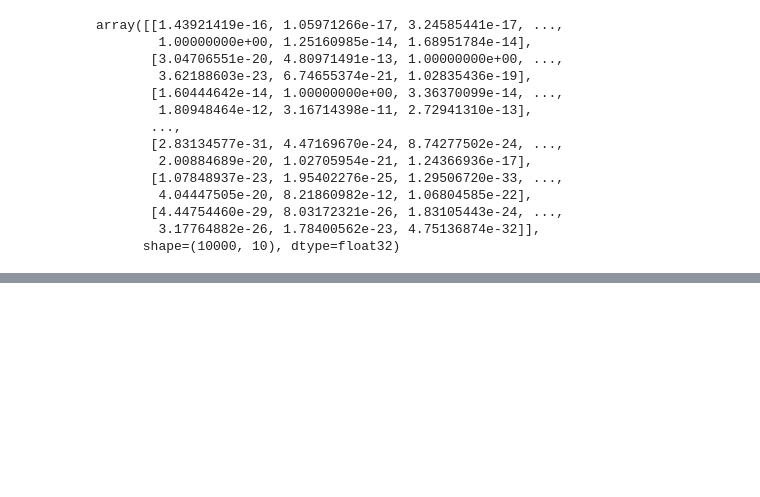
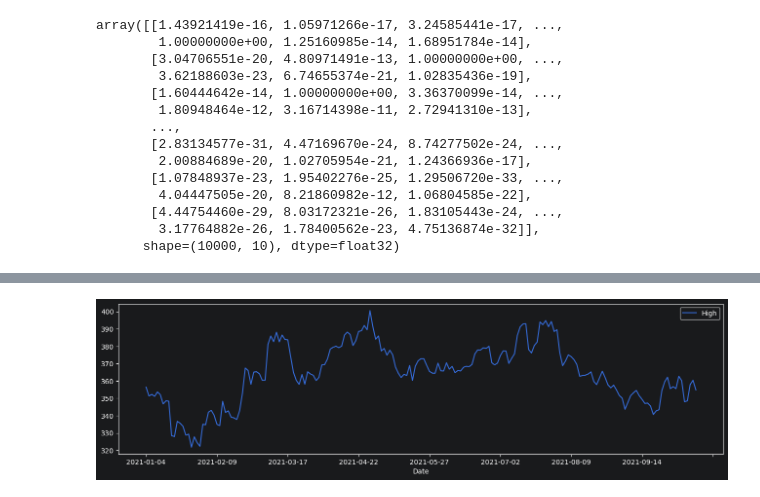
Before and after one commit to namal1230/DeepLearning-and-NeuralNetwork, a Jupyter notebook: DeepLearning-and-NeuralNetwork.ipynb, the cells around one changed output, grey strips where cells are left out. Saved outputs shown, nothing was run; the diff lists cells and outputs as text; code cells hidden in the pictures; blank space fills up the shorter version.

```diff
--- a/DeepLearning-and-NeuralNetwork.ipynb
+++ b/DeepLearning-and-NeuralNetwork.ipynb
@@ -322,0 +348,5 @@ array([[1.43921419e-16, 1.05971266e-17, 3.24585441e-17, ...,
+# %%
+data.loc["2021":,"High"].plot(figsize=(16,4),legend=True)
+plt.show()
+# %% [output]
+[figure, added]
```
Also changed, not shown: parts of 16 cells of this notebook, 1 other file.
